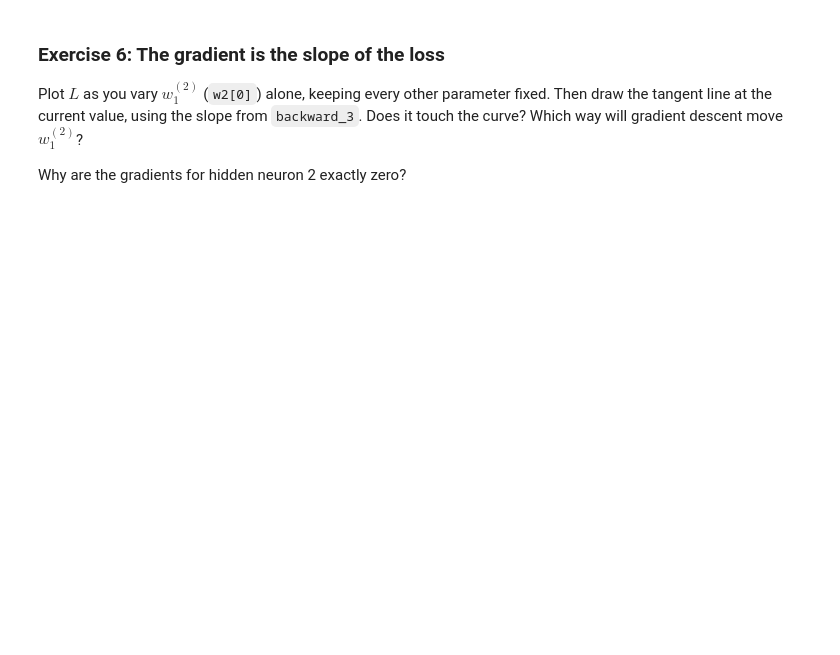
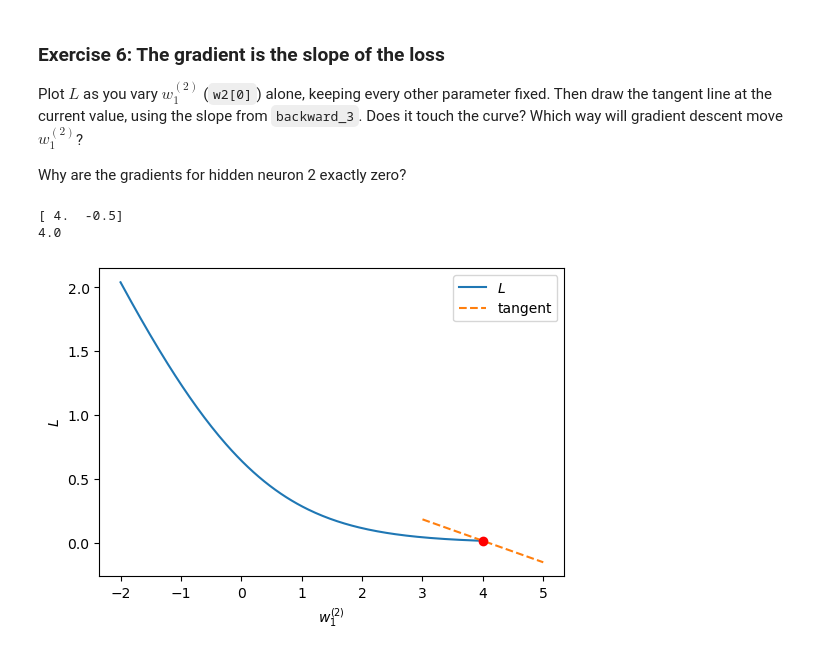
Before and after one commit to saanvikhera/ML-SPC5003, a Jupyter notebook: Tutorial_5_Clean.ipynb, the cells around one changed output. Drawn from its saved outputs; the diff is of its cells as text; code cells hidden in the pictures; blank space fills up the shorter version.

```diff
--- a/Tutorial_5_Clean.ipynb
+++ b/Tutorial_5_Clean.ipynb
@@ -243,8 +285,11 @@ NumPy applies `*`, `+`, `relu` and `relu_slope` to each entry separately, and `w
 def forward_3(x, w1, b1, w2, b2):
     """Forward pass: input -> 2 ReLU hidden neurons -> sigmoid output. Returns z1, a1, z2, a2."""
     # TODO: z1 and a1 are arrays of length 2; z2 and a2 are numbers. Think multiply or dot product?
-
-    return
+    z1 = w1 * x + b1
+    a1 = relu(z1)
+    z2 = w2 @ a1 + b2
+    a2 = sigmoid(z2)
+    return z1, a1, z2, a2
 # %%
 x, y = 0.5, 1.0
 w1_init = np.array([1.0, -1.0])
@@ -265,10 +313,15 @@ Both hidden neurons share $\partial L/\partial z^{(2)}$, then each goes back thr
 def backward_3(x, y, w2, z1, a1, a2):
     """Backward pass for forward_3. Returns dL/dw1, dL/db1, dL/dw2, dL/db2 (same shapes as the parameters)."""
     # TODO: output neuron
+    dL_dz2 = a2 - y
+    dL_dw2 = dL_dz2 * a1
+    dL_db2 = dL_dz2
 
     # TODO: hidden layer (arrays of length 2)
-
-    return
+    dL_dz1 = dL_dz2 * w2 * relu_slope(z1)
+    dL_dw1 = dL_dz1 * x
+    dL_db1 = dL_dz1
+    return dL_dw1, dL_db1, dL_dw2, dL_db2
 # %%
 dLdw1, dLdb1, dLdw2, dLdb2 = backward_3(x, y, w2_init, z1, a1, a2)
 print(f"dL/dw1 = {dLdw1}, dL/db1 = {dLdb1}, dL/dw2 = {dLdw2}, dL/db2 = {dLdb2}")
@@ -283,28 +339,54 @@ Plot $L$ as you vary $w^{(2)}_1$ (`w2[0]`) alone, keeping every other parameter
 Then draw the tangent line at the current value, using the slope from `backward_3`. Does it touch the curve? Which way will gradient descent move $w^{(2)}_1$?
 
 Why are the gradients for hidden neuron 2 exactly zero?
+# %%
+w_values = np.linspace(-2, 4, 200)
+losses = []
+
+for w in w_values:
+    w2_try = w2_init.copy()
+    # TODO: set w2_try[0] to w which corresponds to the first weight of the second layer, then append the loss to losses
+    w2_try[0] = w
+    losses.append(loss_3(w1_init, b1_init, w2_try, b2_init))
+
+# TODO: the slope dL/dw2_1 at the current parameters, from backward_3
+slope = dLdw2[0]
+
+print(w2_try)
+print(w2_try[0])
+
+#w_now = w2_try[0]
+#_now = loss_3(w1_init, b1_init, w_now, b2_init)
+# %% [output]
+[ 4.  -0.5]
+4.0
 # %%
 w_values = np.linspace(-2, 4, 200)
 losses = []
 
 for w in w_values:
     w2_try = w2_init.copy()
     # TODO: set w2_try[0] to w which corresponds to the first weight of the second layer, then append the loss to losses
-
+    w2_try[0] = w
     losses.append(loss_3(w1_init, b1_init, w2_try, b2_init))
 
 # TODO: the slope dL/dw2_1 at the current parameters, from backward_3
-
+slope = dLdw2[0]
 
 w_now = w2_try[0]
-L_now = loss_3(w1_init, b1_init, w_now, b2_init)
+L_now = loss_3(w1_init, b1_init, w2_try, b2_init)
 
 fig, ax = plt.subplots(figsize=(6, 4))
 ax.plot(w_values, losses, label="$L$")
 # TODO: plot the tangent line L_now + slope * (w - w_now) for w between w_now - 1 and w_now + 1
+
+w_line = np.linspace(w_now - 1, w_now + 1, 50)
+ax.plot(w_line, L_now + slope * (w_line - w_now), "--", label="tangent")
 
 ax.scatter([w_now], [L_now], color="red", zorder=3)
 ax.set_xlabel("$w^{(2)}_1$")
 ax.set_ylabel("$L$")
 ax.legend()
 plt.show()
+# %% [output]
+[figure, added]
```
Also changed, not shown: parts of 12 cells of this notebook.
